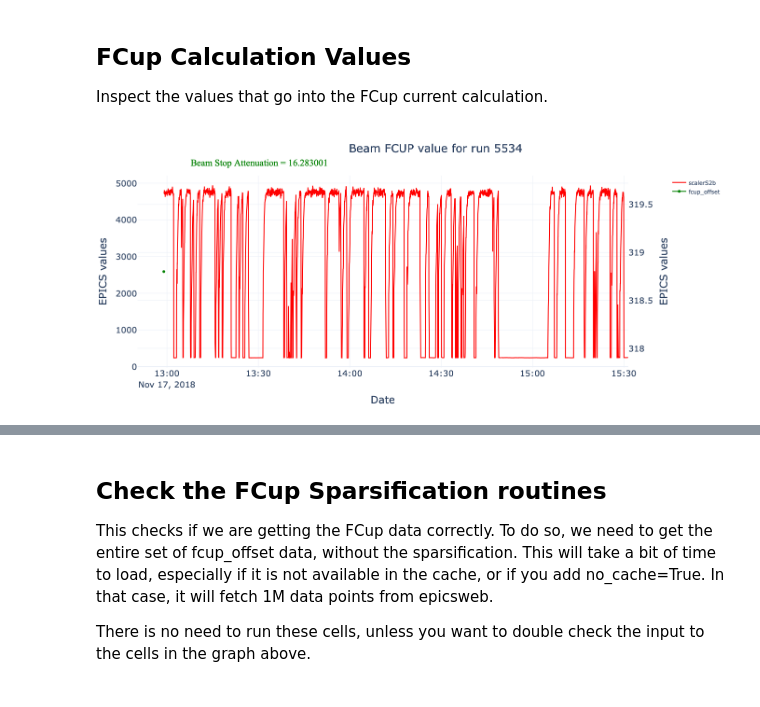
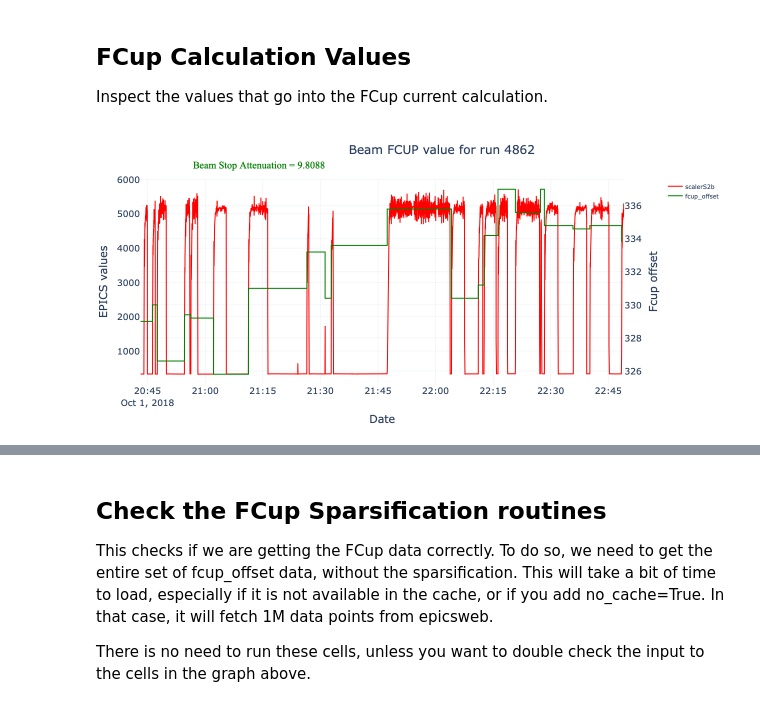
Before and after one commit to mholtrop/RunData, a Jupyter notebook: RGA_Data_checker.ipynb, the cells around one changed output, grey strips where cells are left out. Saved outputs shown, nothing was run; the diff lists cells and outputs as text; code cells hidden in the pictures.

```diff
--- a/RGA_Data_checker.ipynb
+++ b/RGA_Data_checker.ipynb
@@ -4,7 +4,6 @@ import pandas as pd
 import numpy as np
 import sqlalchemy as sa
 import RunData.MyaData as Mya
-global beam_stop_atten_time, fcup_offset_time
 from RGA import *
 import plotly.graph_objects as go
 import plotly.io as pio
@@ -17,5 +16,6 @@ run_sub_periods_available = [
         (datetime(2018, 9, 27,  1, 0), datetime(2018, 11, 26, 7, 0)),
         (datetime(2019, 3, 25, 18, 0), datetime(2019,  4, 15, 6, 0))
     ]
+data = RunData(cache_file='RGA.sqlite3', sqlcache=True)
 data.debug = 1
 # %% [output]
@@ -52,7 +52,7 @@ i_run =  435  --> 5665
 # %%
 # Select the run you want to inspect.
 run_number = None
-i_run = 325
+i_run = 0
 if run_number is None:
     start_time = data.All_Runs.iloc[i_run].start_time
     end_time = data.All_Runs.iloc[i_run].end_time
@@ -140,19 +138,19 @@ fcup_offset = pd.concat([fcup_prepend,fcup_offset])
 # %%
 fig = make_subplots(specs=[[{"secondary_y": True}]])
 fig.update_layout(height=600, width=1200,
                   title=go.layout.Title(text=f"Beam FCUP value for run {data.All_Runs.iloc[i_run].name}", xanchor="left", x=0.4),
                   titlefont=dict(size=24),)
 fig.add_trace(go.Scatter(x=scalerS2b["time"], y=scalerS2b["value"], name="scalerS2b", line=dict(color="red")))
 fig.add_trace(go.Scatter(x=fcup_offset.index, y=fcup_offset["value"], name="fcup_offset", line=dict(color="green"), line_shape='hv'),
               secondary_y=True)
 #fig.add_trace(go.Scatter(x=[scalerS2b.iloc[0].time, scalerS2b.iloc[-1].time],
 #                         y=[beam_stop_atten.value.mean(),beam_stop_atten.value.mean()], name="IPM2C24A", line=dict(color="limegreen")),
 #                         secondary_y=True)
 fig.update_xaxes(title_text="Date", titlefont=dict(size=22), tickfont=dict(size=18))
 fig.update_yaxes(title_text="EPICS values", titlefont=dict(size=22), tickfont=dict(size=18))
-#fig.update_yaxes(title_text="Livetime", titlefont=dict(size=22),range=[0., 110.], tickfont=dict(size=18), secondary_y=True)
+fig.update_yaxes(title_text="Fcup offset ", titlefont=dict(size=22), tickfont=dict(size=18), secondary_y=True)
 fig.add_annotation(x=0.1, y=1.1, xref='paper', yref='paper', text=f"Beam Stop Attenuation = {float(beam_stop_atten.value)}", showarrow=False,
                   font=dict(family="Times New Roman", size=20, color="green"))
 fig.show()
 # %% [output]
-[figure, old version]
+[figure, new version]
```
Also changed, not shown: parts of 11 cells of this notebook.
